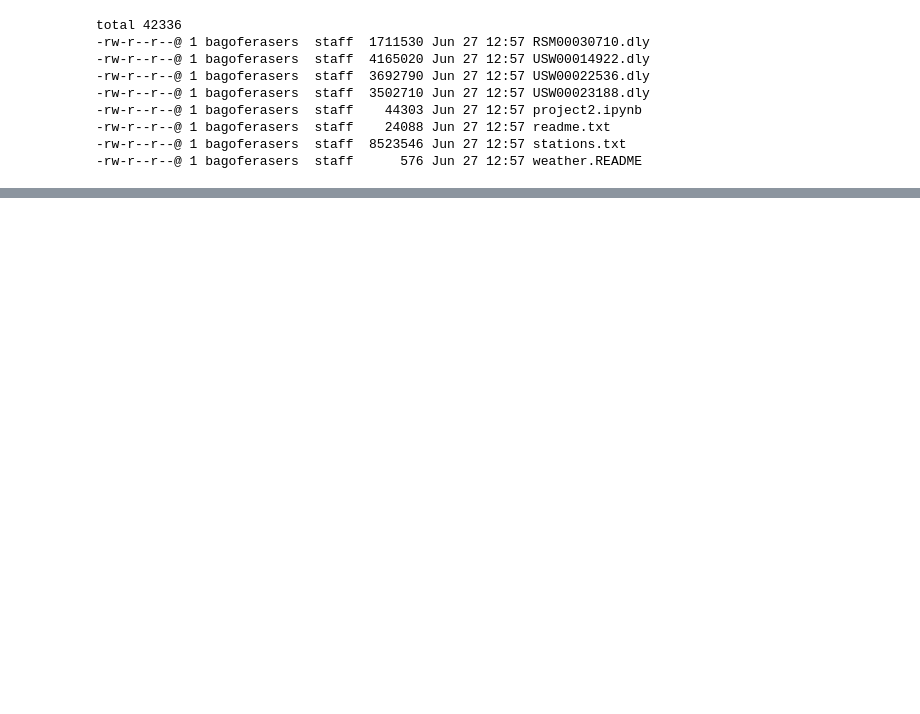
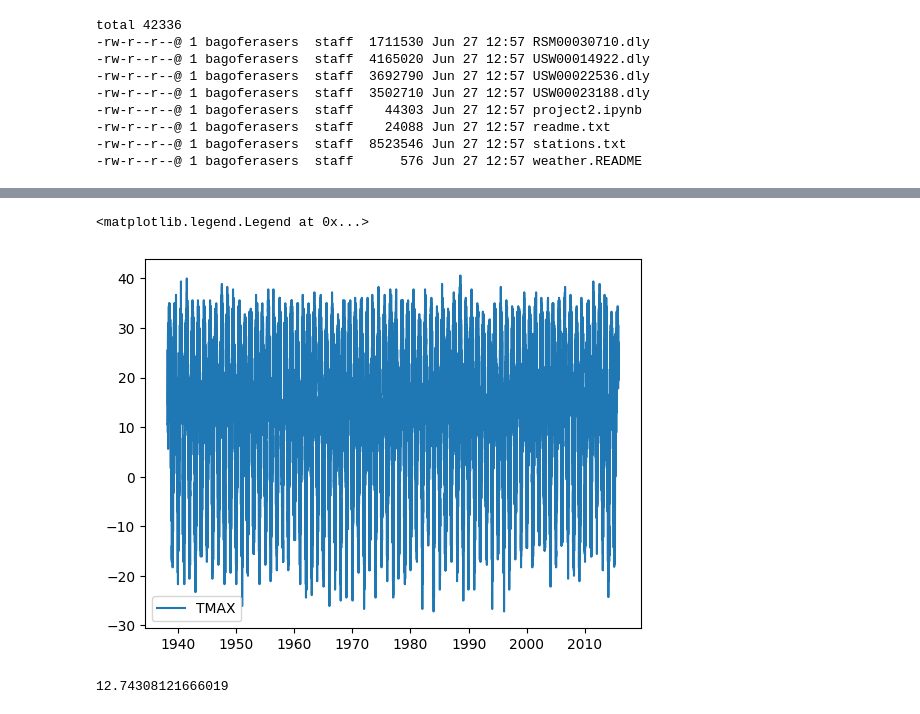
Before and after one commit to bagoferasers/project2_datascience, a Jupyter notebook: project2_nib667.ipynb, the cells around one changed output, grey strips where cells are left out. Saved outputs shown, nothing was run; the diff lists cells and outputs as text; code cells hidden in the pictures; blank space fills up the shorter version.

```diff
--- a/project2_nib667.ipynb
+++ b/project2_nib667.ipynb
@@ -10,5 +11,10 @@ import seaborn
 # %%
 %matplotlib inline
+# %%
+dly_delimiter = [11,4,2,4] + [5,1,1,1] * 31
+dly_usecols = [1,2,3] + [4*i for i in range(1,32)]
+dly_dtype = [np.int32,np.int32,(np.str_,4)] + [np.int32] * 31
+dly_names = ['year','month','obs'] + [str(day) for day in range(1,31+1)]
 # %%
 # INSTRUCTOR CODE
 def parsefile(filename):
@@ -87,0 +78,6 @@ NameError: name 'dly_delimiter' is not defined
+# %%
+# TASK 2
+filename = 'weather/USW00014922.dly'
+obs = 'TMAX'
+minneapolis = parsefile(filename)
+minneapolis
@@ -87,0 +112,13 @@ NameError: name 'dly_delimiter' is not defined
+# %%
+minneapolis_tmax = getobs(filename, obs)
+# %%
+plt.plot(minneapolis_tmax['date'],minneapolis_tmax['value'], label="TMAX")
+plt.legend(loc="best")
+# %% [output]
+<matplotlib.legend.Legend at 0x...>
+[figure, added]
+# %%
+fillnans(minneapolis_tmax)
+np.mean(minneapolis_tmax['value'])
+# %% [output]
+12.74308121666019
```
Also changed, not shown: parts of 5 cells of this notebook, 1 other file.
